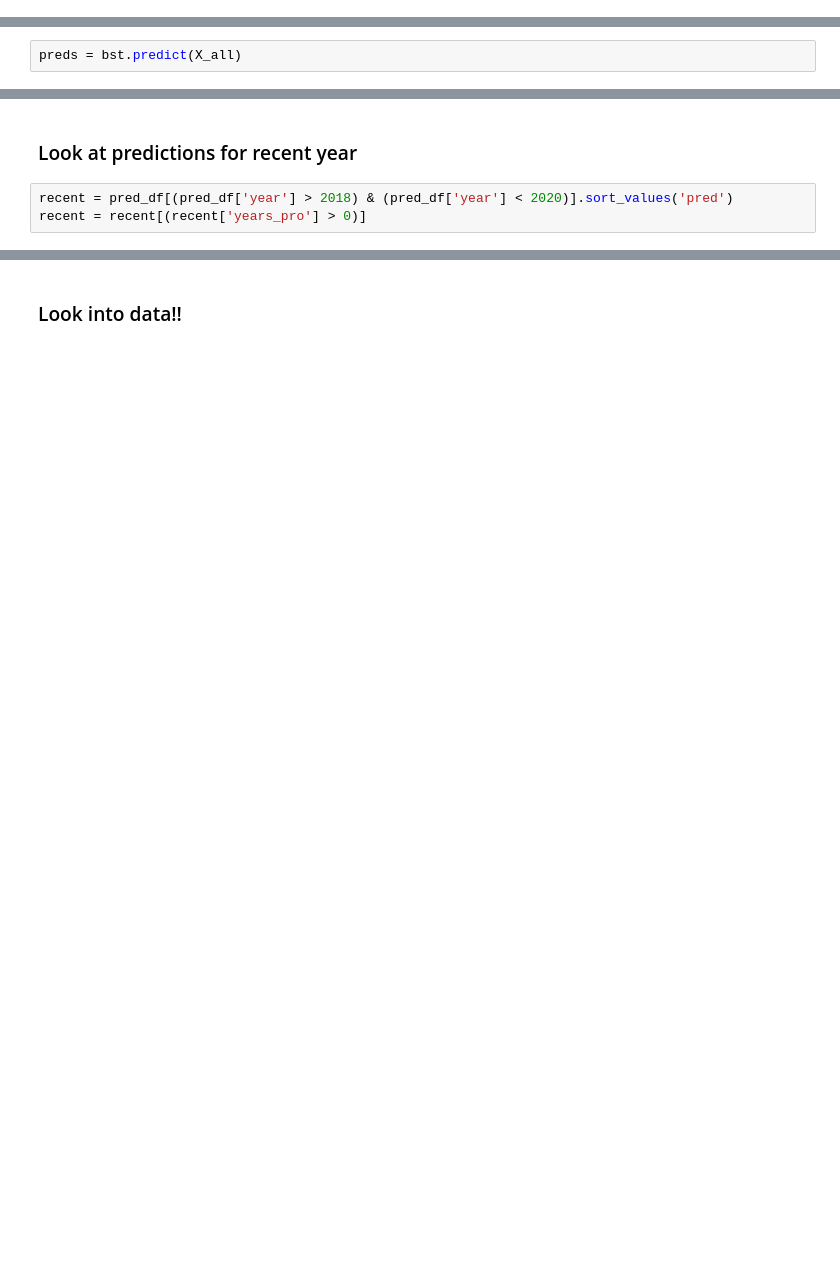
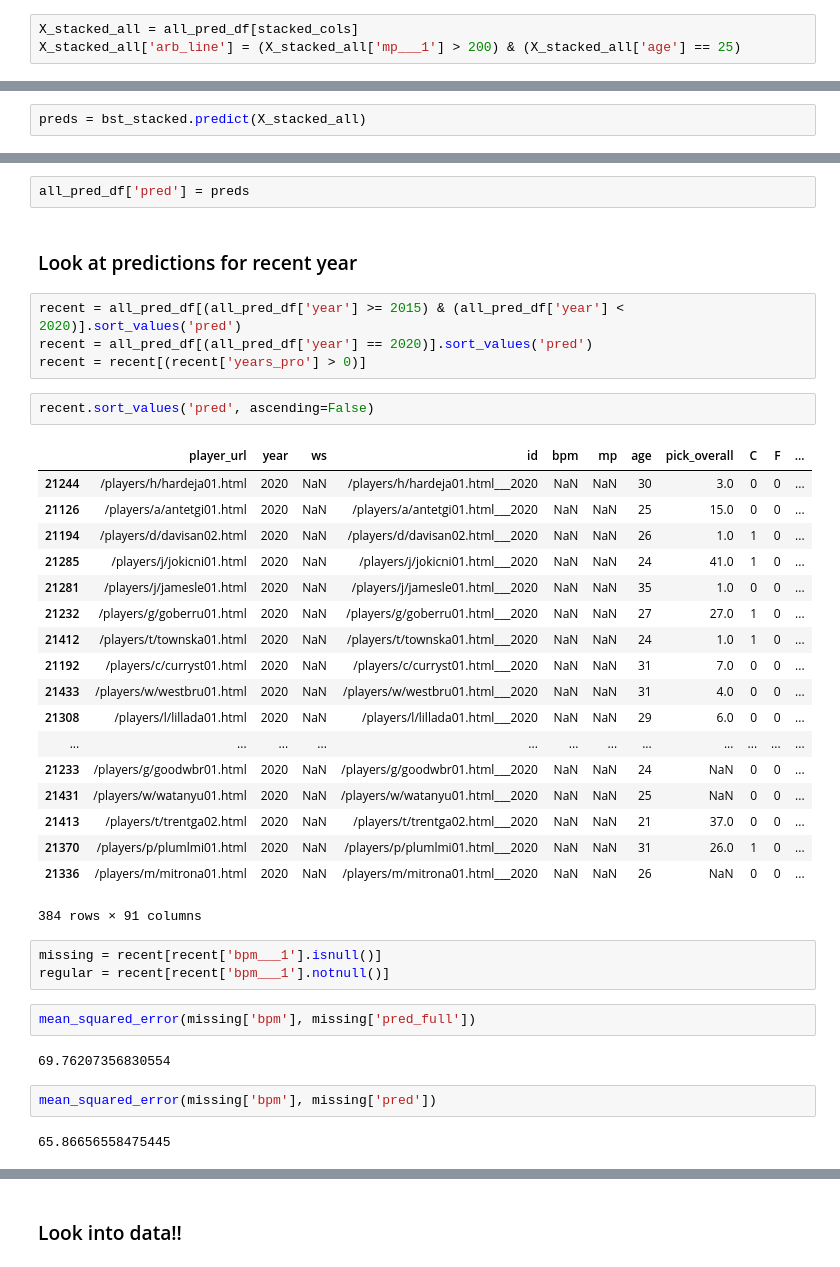
Before and after one commit to hwchase17/sports, a Jupyter notebook: nba_player_progression/modeling.ipynb, the cells around one changed output, grey strips where cells are left out. Drawn from its saved outputs; the diff is of its cells as text; blank space fills up the shorter version.

```diff
--- a/nba_player_progression/modeling.ipynb
+++ b/nba_player_progression/modeling.ipynb
@@ -132,0 +154,3 @@ bst.fit(X, y, sample_weight=weights)
+# %%
+X_stacked_all = all_pred_df[stacked_cols]
+X_stacked_all['arb_line'] = (X_stacked_all['mp___1'] > 200) & (X_stacked_all['age'] == 25)
@@ -133,2 +162,2 @@ bst.fit(X, y, sample_weight=weights)
 # %%
-preds = bst.predict(X_all)
+preds = bst_stacked.predict(X_stacked_all)
@@ -138,5 +164,40 @@ pred_df['pred'] = preds + pred_df['bpm___1']
+# %%
+all_pred_df['pred'] = preds
 # %% [markdown]
 ### Look at predictions for recent year
 # %%
-recent = pred_df[(pred_df['year'] > 2018) & (pred_df['year'] < 2020)].sort_values('pred')
+recent = all_pred_df[(all_pred_df['year'] >= 2015) & (all_pred_df['year'] < 2020)].sort_values('pred')
+recent = all_pred_df[(all_pred_df['year'] == 2020)].sort_values('pred')
 recent = recent[(recent['years_pro'] > 0)]
+# %%
+recent.sort_values('pred', ascending=False)
+# %% [output]
+|  | player_url | year | ws | id | bpm | mp | age | pick_overall | C | F | ... |
+| 21244 | /players/h/hardeja01.html | 2020 | NaN | /players/h/hardeja01.html___2020 | NaN | NaN | 30 | 3.0 | 0 | 0 | ... |
+| 21126 | /players/a/antetgi01.html | 2020 | NaN | /players/a/antetgi01.html___2020 | NaN | NaN | 25 | 15.0 | 0 | 0 | ... |
+| 21194 | /players/d/davisan02.html | 2020 | NaN | /players/d/davisan02.html___2020 | NaN | NaN | 26 | 1.0 | 1 | 0 | ... |
+| 21285 | /players/j/jokicni01.html | 2020 | NaN | /players/j/jokicni01.html___2020 | NaN | NaN | 24 | 41.0 | 1 | 0 | ... |
+| 21281 | /players/j/jamesle01.html | 2020 | NaN | /players/j/jamesle01.html___2020 | NaN | NaN | 35 | 1.0 | 0 | 0 | ... |
+| 21232 | /players/g/goberru01.html | 2020 | NaN | /players/g/goberru01.html___2020 | NaN | NaN | 27 | 27.0 | 1 | 0 | ... |
+| 21412 | /players/t/townska01.html | 2020 | NaN | /players/t/townska01.html___2020 | NaN | NaN | 24 | 1.0 | 1 | 0 | ... |
+| 21192 | /players/c/curryst01.html | 2020 | NaN | /players/c/curryst01.html___2020 | NaN | NaN | 31 | 7.0 | 0 | 0 | ... |
+| 21433 | /players/w/westbru01.html | 2020 | NaN | /players/w/westbru01.html___2020 | NaN | NaN | 31 | 4.0 | 0 | 0 | ... |
+| 21308 | /players/l/lillada01.html | 2020 | NaN | /players/l/lillada01.html___2020 | NaN | NaN | 29 | 6.0 | 0 | 0 | ... |
+| ... | ... | ... | ... | ... | ... | ... | ... | ... | ... | ... | ... |
+| 21233 | /players/g/goodwbr01.html | 2020 | NaN | /players/g/goodwbr01.html___2020 | NaN | NaN | 24 | NaN | 0 | 0 | ... |
+| 21431 | /players/w/watanyu01.html | 2020 | NaN | /players/w/watanyu01.html___2020 | NaN | NaN | 25 | NaN | 0 | 0 | ... |
+| 21413 | /players/t/trentga02.html | 2020 | NaN | /players/t/trentga02.html___2020 | NaN | NaN | 21 | 37.0 | 0 | 0 | ... |
+| 21370 | /players/p/plumlmi01.html | 2020 | NaN | /players/p/plumlmi01.html___2020 | NaN | NaN | 31 | 26.0 | 1 | 0 | ... |
+| 21336 | /players/m/mitrona01.html | 2020 | NaN | /players/m/mitrona01.html___2020 | NaN | NaN | 26 | NaN | 0 | 0 | ... |
+384 rows × 91 columns
+# %%
+missing = recent[recent['bpm___1'].isnull()]
+regular = recent[recent['bpm___1'].notnull()]
+# %%
+mean_squared_error(missing['bpm'], missing['pred_full'])
+# %% [output]
+69.76207356830554
+# %%
+mean_squared_error(missing['bpm'], missing['pred'])
+# %% [output]
+65.86656558475445
```
Also changed, not shown: parts of 64 cells of this notebook, 1 other file.
